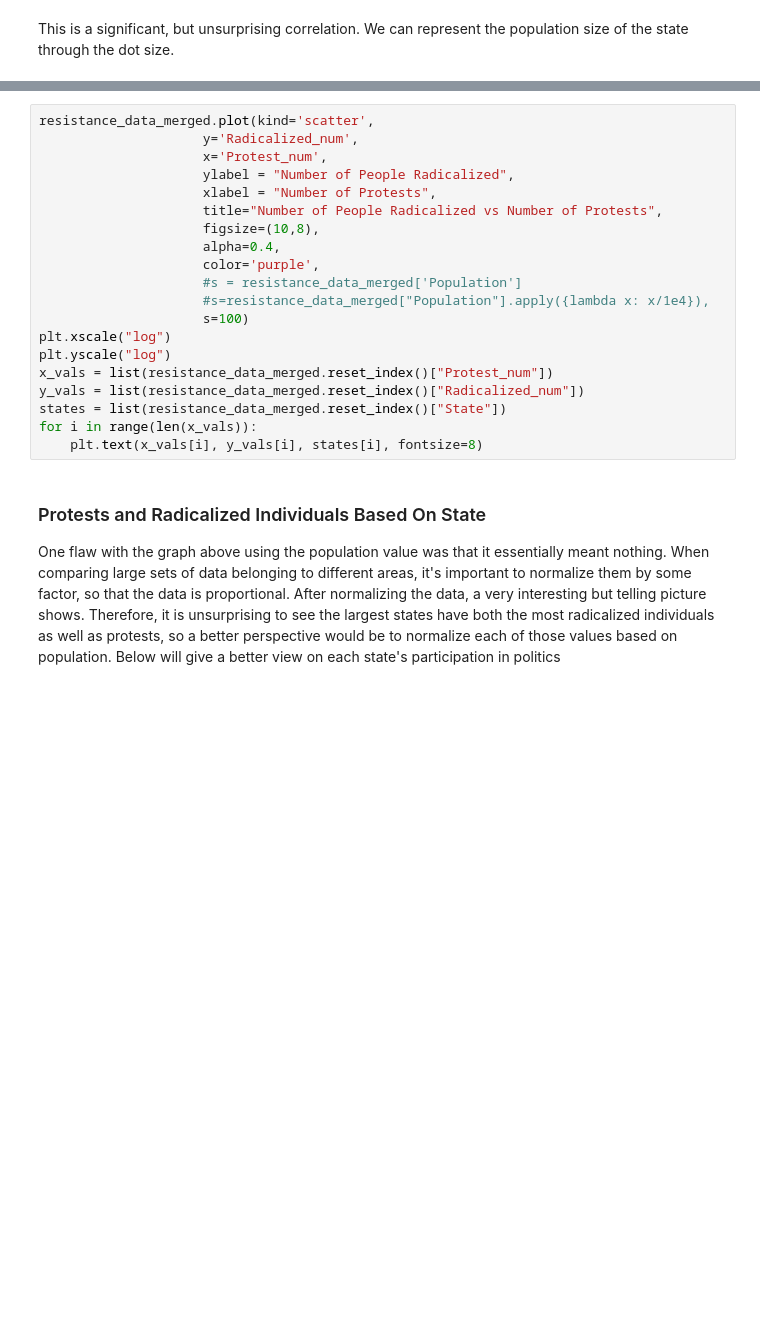
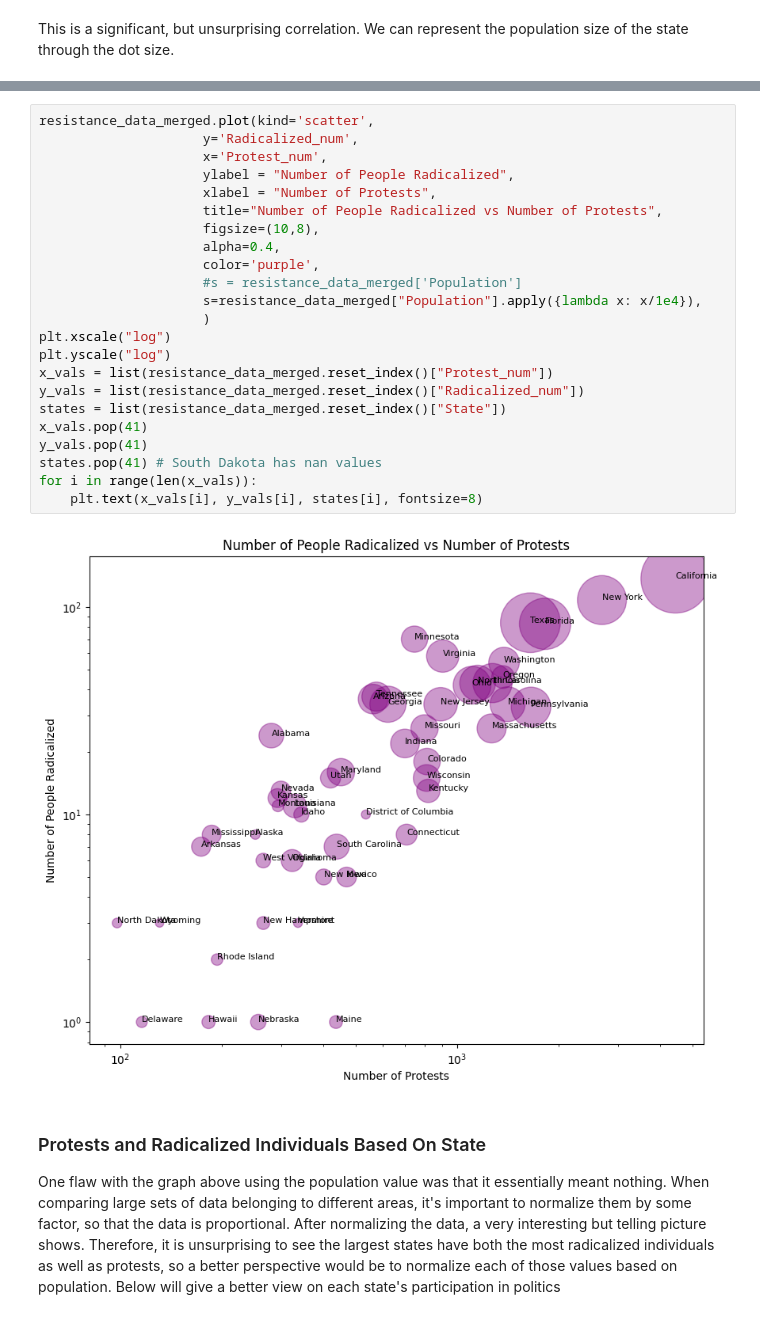
Before and after one commit to MadBeignet/MadBeignet.github.io, a Jupyter notebook: FINAL_Political_Resistance_and_Participation_in_the_US.ipynb, the cells around one changed output, grey strips where cells are left out. Saved outputs shown, nothing was run; the diff lists cells and outputs as text; blank space fills up the shorter version.

```diff
--- a/FINAL_Political_Resistance_and_Participation_in_the_US.ipynb
+++ b/FINAL_Political_Resistance_and_Participation_in_the_US.ipynb
@@ -355,23 +520,28 @@ resistance_data_merged["Population"]
 # %%
 resistance_data_merged.plot(kind='scatter',
                      y='Radicalized_num',
                      x='Protest_num',
                      ylabel = "Number of People Radicalized",
                      xlabel = "Number of Protests",
                      title="Number of People Radicalized vs Number of Protests",
                      figsize=(10,8),
                      alpha=0.4,
                      color='purple',
                      #s = resistance_data_merged['Population']
-                     #s=resistance_data_merged["Population"].apply({lambda x: x/1e4}),
-                     s=100)
+                     s=resistance_data_merged["Population"].apply({lambda x: x/1e4}),
+                     )
 plt.xscale("log")
 plt.yscale("log")
 x_vals = list(resistance_data_merged.reset_index()["Protest_num"])
 y_vals = list(resistance_data_merged.reset_index()["Radicalized_num"])
 states = list(resistance_data_merged.reset_index()["State"])
+x_vals.pop(41)
+y_vals.pop(41)
+states.pop(41) # South Dakota has nan values
 for i in range(len(x_vals)):
     plt.text(x_vals[i], y_vals[i], states[i], fontsize=8)
+# %% [output]
+[figure, added]
 # %% [markdown]
 <h3>Protests and Radicalized Individuals Based On State</h3>
 <p>
```
Also changed, not shown: parts of 66 cells of this notebook, 1 other file.
